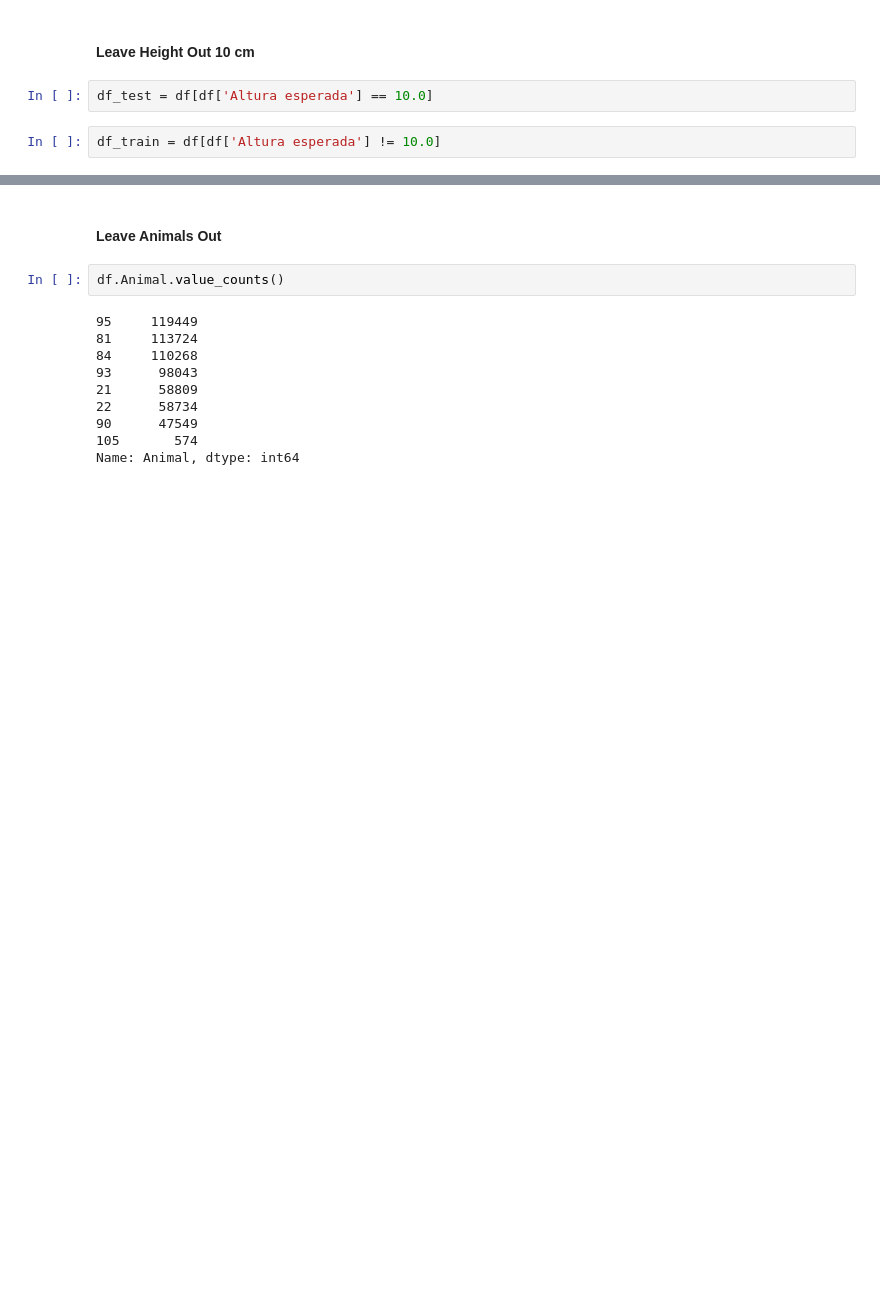
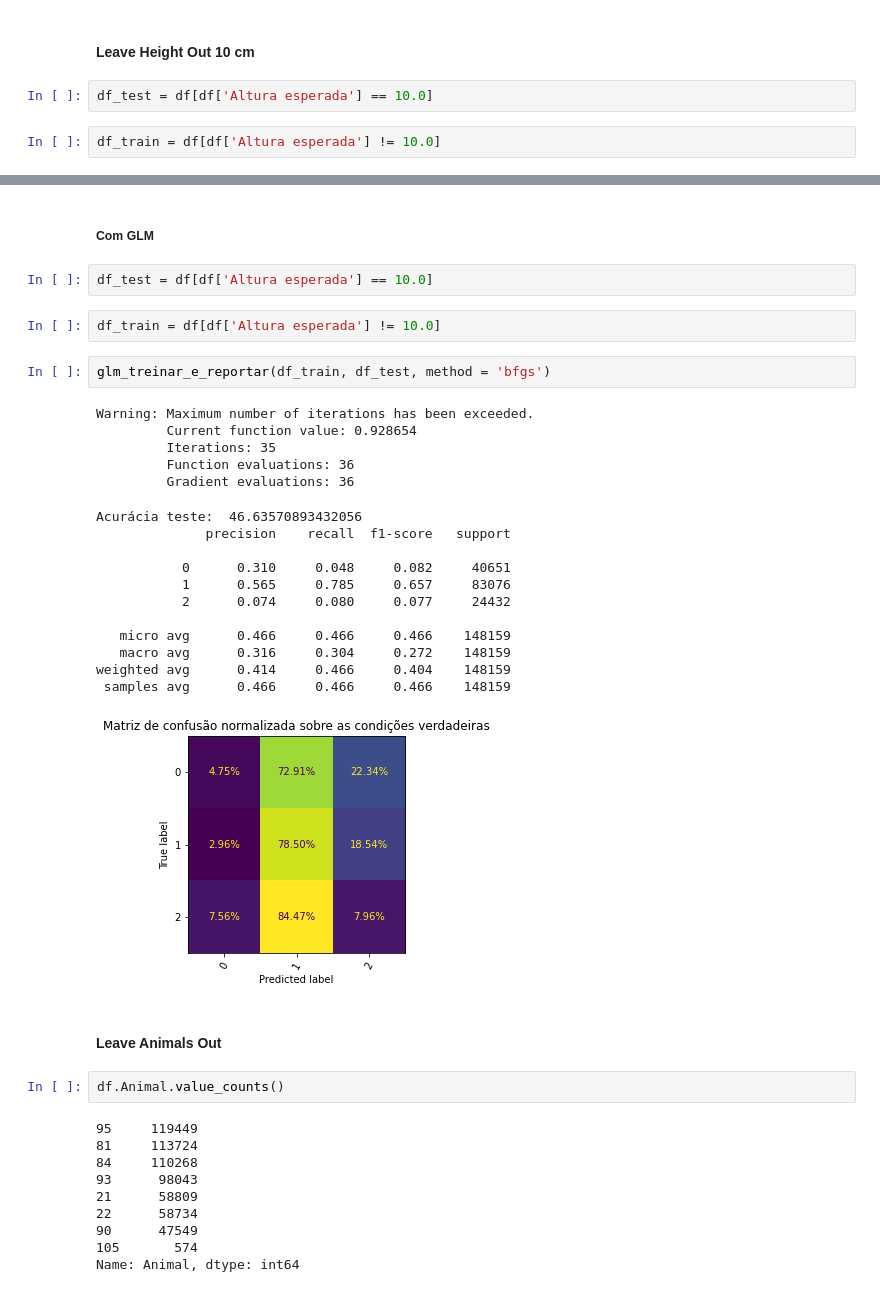
Before and after one commit to egmaziero/ZooWithAI, a Jupyter notebook: Lazaro - Leave One Group Out_PRO.ipynb, the cells around one changed output, grey strips where cells are left out. Drawn from its saved outputs; the diff is of its cells as text; blank space fills up the shorter version.

```diff
--- a/Lazaro - Leave One Group Out_PRO.ipynb
+++ b/Lazaro - Leave One Group Out_PRO.ipynb
@@ -236,3 +470,29 @@ weighted avg      0.692     0.710     0.690    458991
+# %% [markdown]
+##### Com GLM
+# %%
+df_test = df[df['Altura esperada'] == 10.0]
+# %%
+df_train = df[df['Altura esperada'] != 10.0]
+# %%
+glm_treinar_e_reportar(df_train, df_test, method = 'bfgs')
+# %% [output]
+Warning: Maximum number of iterations has been exceeded.
+         Current function value: 0.928654
+         Iterations: 35
+         Function evaluations: 36
+         Gradient evaluations: 36
+Acurácia teste:  46.63570893432056
+              precision    recall  f1-score   support
+
+           0      0.310     0.048     0.082     40651
+           1      0.565     0.785     0.657     83076
+           2      0.074     0.080     0.077     24432
+
+   micro avg      0.466     0.466     0.466    148159
+   macro avg      0.316     0.304     0.272    148159
+weighted avg      0.414     0.466     0.404    148159
+ samples avg      0.466     0.466     0.466    148159
+[figure, added]
 # %% [markdown]
 #### Leave Animals Out
 # %%
```
Also changed, not shown: parts of 20 cells of this notebook, 2 other files.
